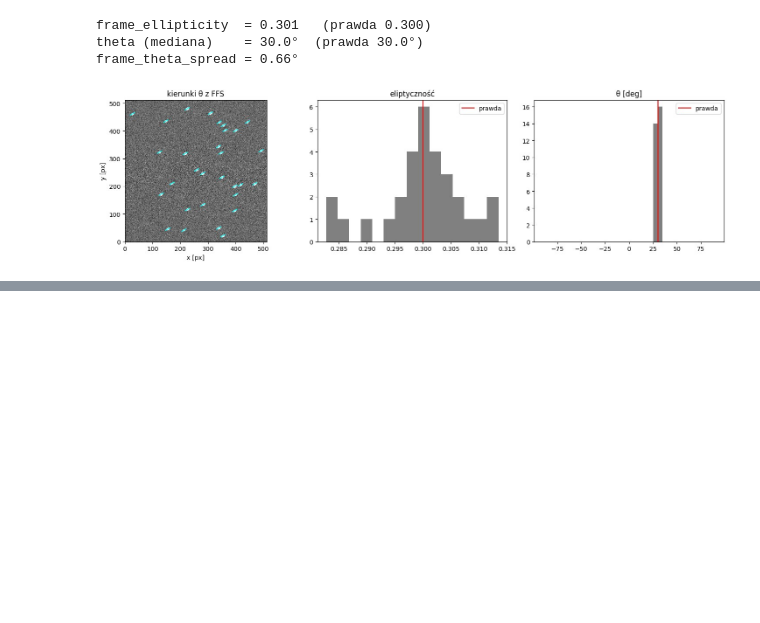
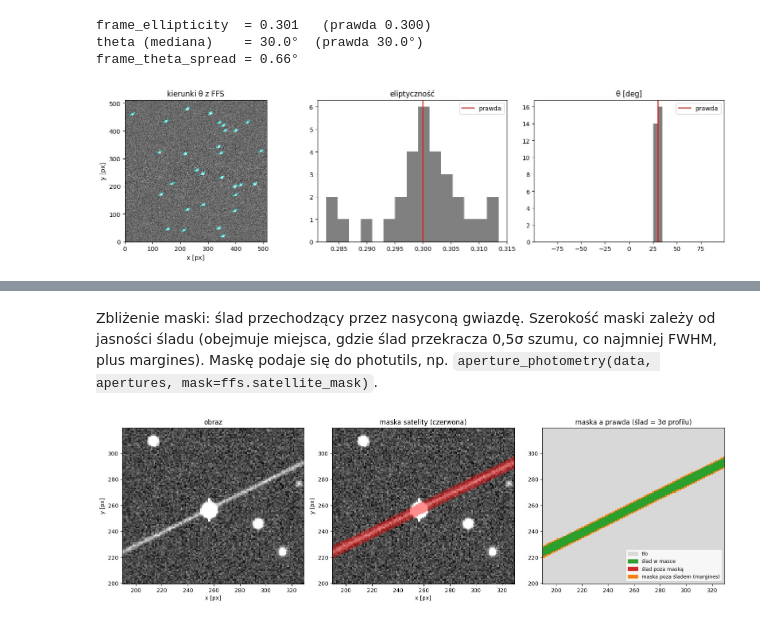
Before and after one commit to araucaria-project/pyaraucaria, a Jupyter notebook: examples/ffs_tests.ipynb, the cells around one changed output, grey strips where cells are left out. Saved outputs shown, nothing was run; the diff lists cells and outputs as text; code cells hidden in the pictures; blank space fills up the shorter version.

```diff
--- a/examples/ffs_tests.ipynb
+++ b/examples/ffs_tests.ipynb
@@ -175,0 +211,8 @@ plt.tight_layout()
+# %%
+frame, table, mask = results["jasny ślad + zła kolumna (typical)"]
+tab = table["x0", "y0", "x1", "y1", "theta", "length", "width", "peak", "peak_snr",
+            "mask_halfwidth", "significance", "kind"]
+tab["theta"] = np.rad2deg(tab["theta"])
+for c in tab.colnames[:-1]:
+    tab[c].format = ".1f"
+tab
@@ -175,0 +225,26 @@ plt.tight_layout()
+# %% [markdown]
+Zbliżenie maski: ślad przechodzący przez nasyconą gwiazdę. Szerokość maski zależy od jasności
+śladu (obejmuje miejsca, gdzie ślad przekracza 0,5σ szumu, co najmniej FWHM, plus margines).
+Maskę podaje się do photutils, np. `aperture_photometry(data, apertures, mask=ffs.satellite_mask)`.
+# %%
+frame, table, mask = results["przez nasyconą gwiazdę"]
+sl = (slice(200, 320), slice(190, 330))
+ext = (sl[1].start - 0.5, sl[1].stop - 0.5, sl[0].start - 0.5, sl[0].stop - 0.5)
+fig, axes = plt.subplots(1, 3, figsize=(16, 5))
+show(frame.image[sl], axes[0], "obraz", extent=ext)
+show(frame.image[sl], axes[1], "maska satelity (czerwona)", extent=ext)
+axes[1].imshow(np.ma.masked_where(~mask[sl], np.ones(mask[sl].shape)), origin="lower", extent=ext,
+               cmap=plt.matplotlib.colors.ListedColormap(["red"]), alpha=0.45, interpolation="nearest")
+from matplotlib.patches import Patch
+truth_sl, mask_sl = frame.truth["mask_line"][sl], mask[sl]
+cat = np.select([truth_sl & mask_sl, truth_sl & ~mask_sl, ~truth_sl & mask_sl], [1, 2, 3], 0)
+colors = ["0.85", "tab:green", "tab:red", "tab:orange"]
+axes[2].imshow(cat, origin="lower", extent=ext, interpolation="nearest",
+               cmap=plt.matplotlib.colors.ListedColormap(colors), vmin=-0.5, vmax=3.5)
+axes[2].legend(handles=[Patch(color=c, label=l) for c, l in zip(
+    colors, ["tło", "ślad w masce", "ślad poza maską", "maska poza śladem (margines)"])],
+    loc="lower right", fontsize=9)
+axes[2].set_title("maska a prawda (ślad = 3σ profilu)")
+plt.tight_layout()
+# %% [output]
+[figure, added]
```
Also changed, not shown: parts of 11 cells of this notebook, 9 other files.
